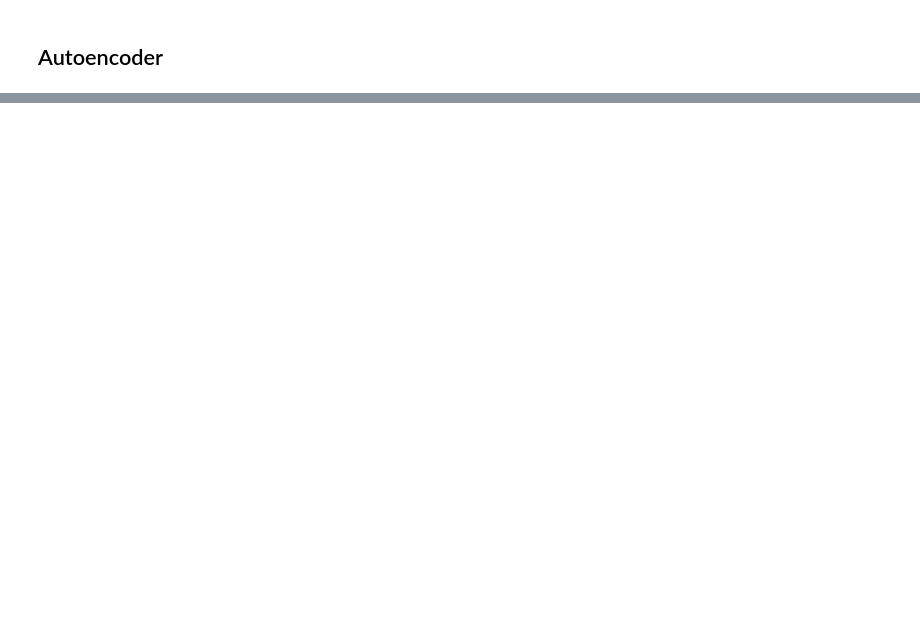
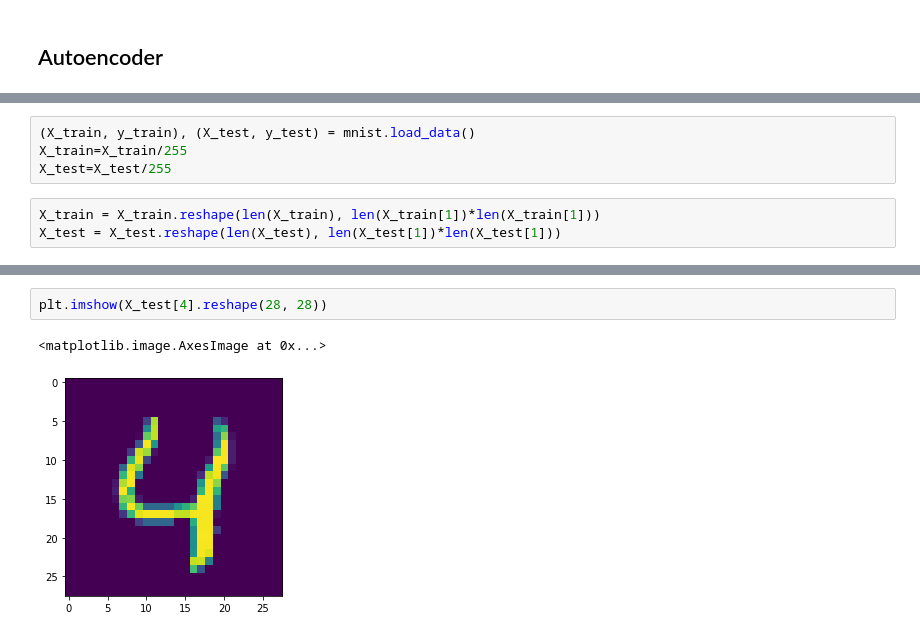
Before and after one commit to bjmin/bmin_comphys, a Jupyter notebook: ml/ml12/mlphys12-1.ipynb, the cells around one changed output, grey strips where cells are left out. Cells and saved outputs as stored; diff of their text form; blank space fills up the shorter version.

```diff
--- a/ml/ml12/mlphys12-1.ipynb
+++ b/ml/ml12/mlphys12-1.ipynb
@@ -5,0 +15,7 @@
+# %%
+(X_train, y_train), (X_test, y_test) = mnist.load_data()
+X_train=X_train/255
+X_test=X_test/255
+# %%
+X_train = X_train.reshape(len(X_train), len(X_train[1])*len(X_train[1]))
+X_test = X_test.reshape(len(X_test), len(X_test[1])*len(X_test[1]))
@@ -5,0 +70,5 @@
+# %%
+plt.imshow(X_test[4].reshape(28, 28))
+# %% [output]
+<matplotlib.image.AxesImage at 0x...>
+[figure, added]
```
Also changed, not shown: parts of 6 cells of this notebook.
